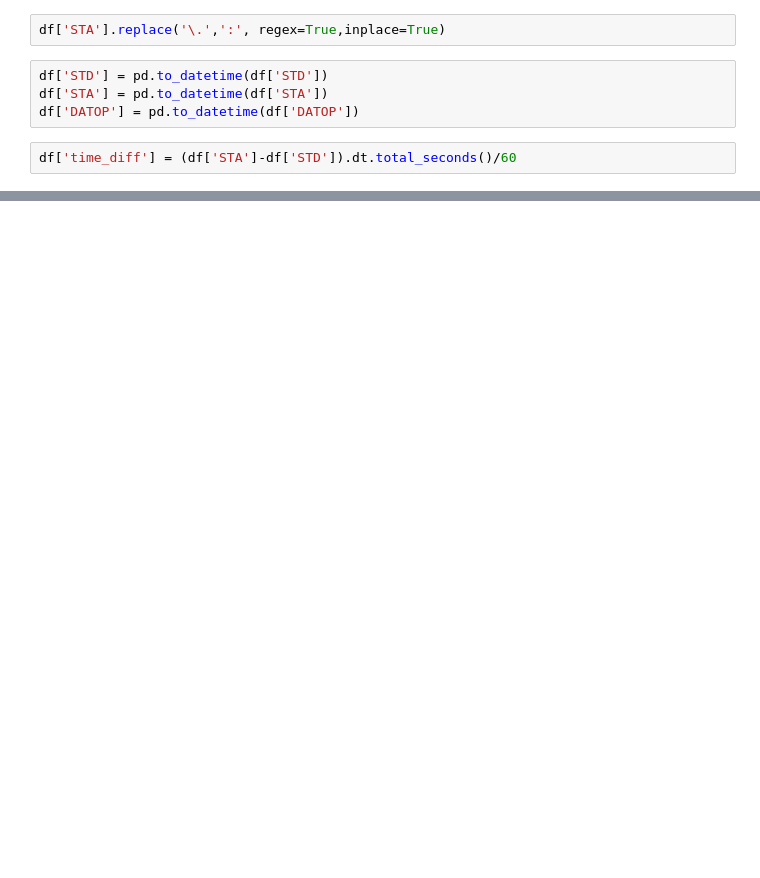
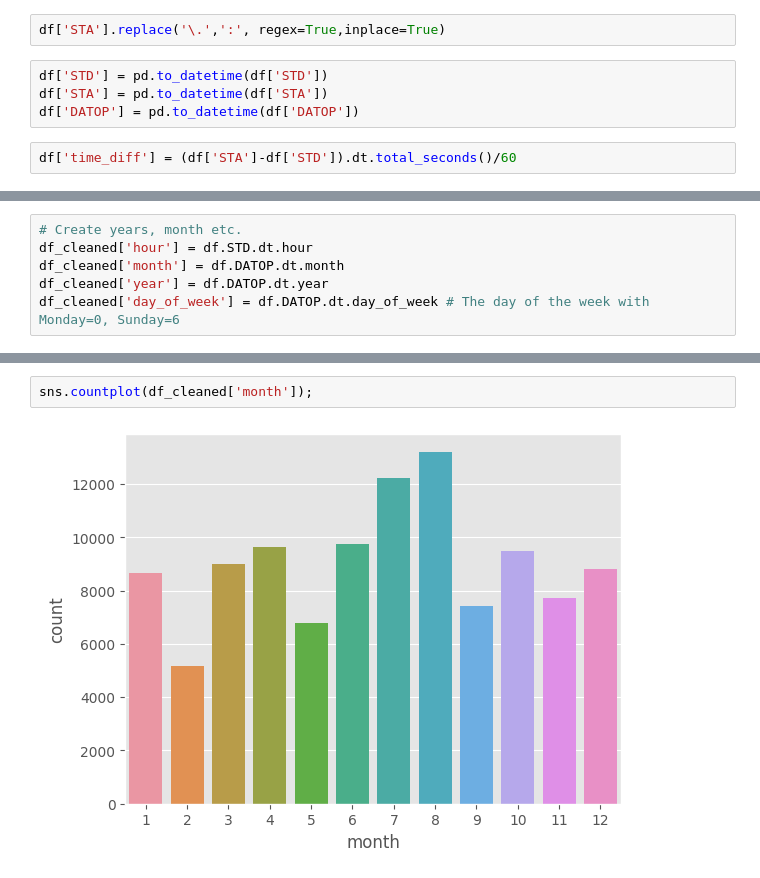
Before and after one commit to pwerden/ds-ml-flight-delay-prediction, a Jupyter notebook: flight_delay.ipynb, the cells around one changed output, grey strips where cells are left out. Saved outputs shown, nothing was run; the diff lists cells and outputs as text; blank space fills up the shorter version.

```diff
--- a/flight_delay.ipynb
+++ b/flight_delay.ipynb
@@ -24,0 +117,6 @@ df
+# %%
+# Create years, month etc.
+df_cleaned['hour'] = df.STD.dt.hour
+df_cleaned['month'] = df.DATOP.dt.month
+df_cleaned['year'] = df.DATOP.dt.year
+df_cleaned['day_of_week'] = df.DATOP.dt.day_of_week # The day of the week with Monday=0, Sunday=6
@@ -24,0 +139,4 @@ df
+# %%
+sns.countplot(df_cleaned['month']);
+# %% [output]
+[figure, added]
```
Also changed, not shown: parts of 18 cells of this notebook.
